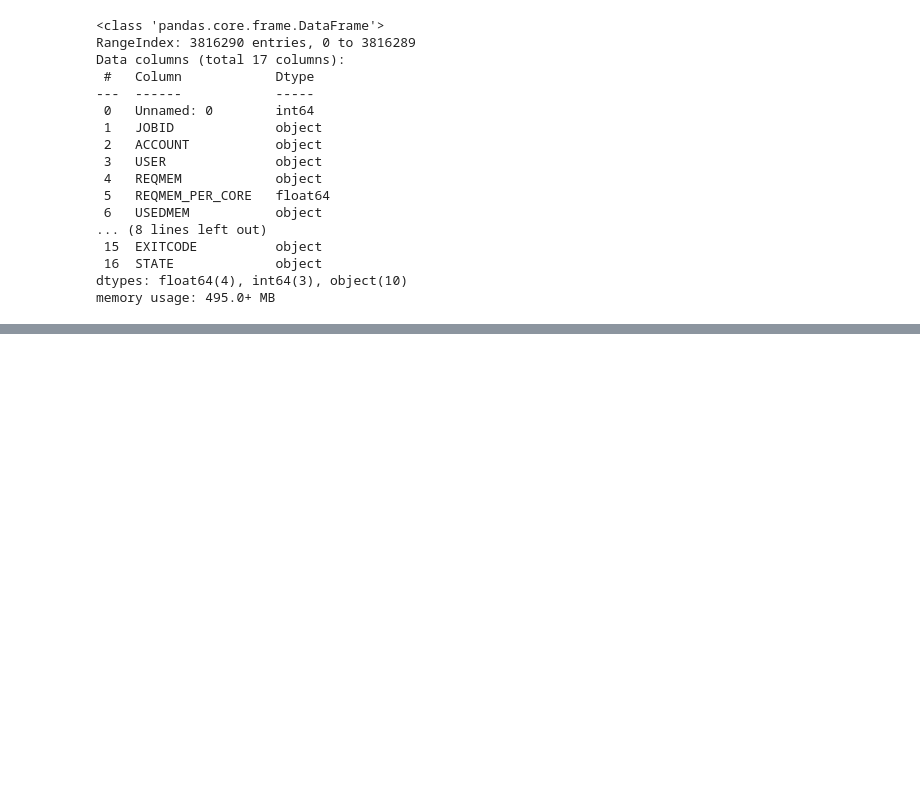
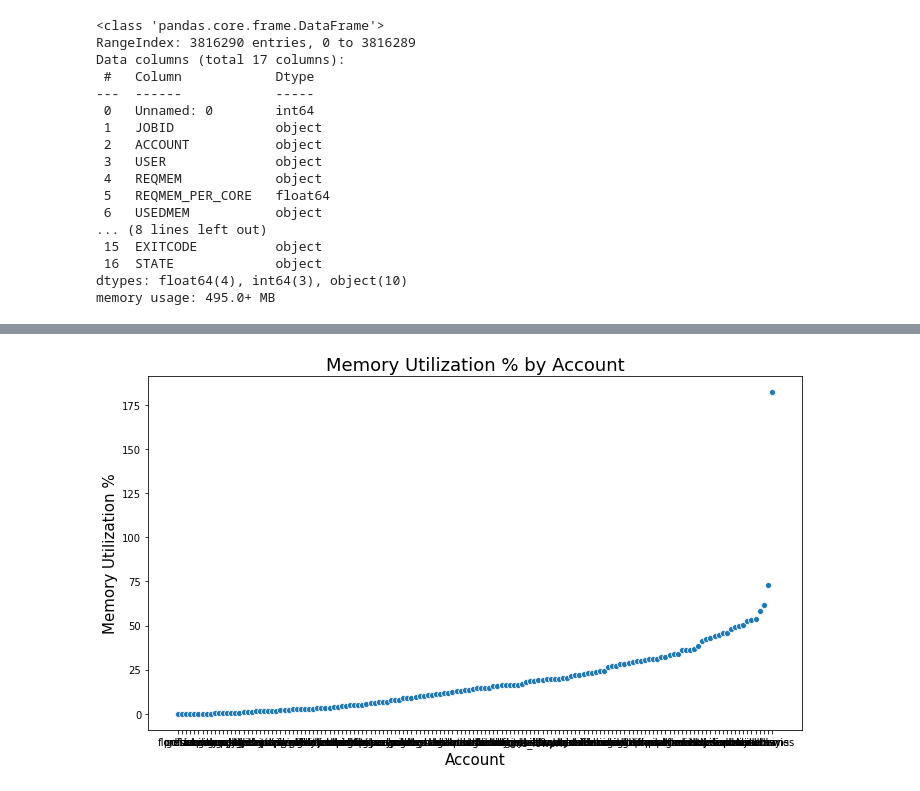
Before and after one commit to nss-data-science-cohort-4/dq2-accre-valkyries, a Jupyter notebook: notebooks/vai-02_dq2-accre-analysis-memory-usage.ipynb, the cells around one changed output, grey strips where cells are left out. Saved outputs shown, nothing was run; the diff lists cells and outputs as text; code cells hidden in the pictures; blank space fills up the shorter version.

Commit message:
adding visualizations for Q3.

```diff
--- a/notebooks/vai-02_dq2-accre-analysis-memory-usage.ipynb
+++ b/notebooks/vai-02_dq2-accre-analysis-memory-usage.ipynb
@@ -70,0 +135,8 @@ accre_mem_use.groupby(['ACCOUNT', 'USER'])
+# %%
+accre_grouped_by_account = accre_mem_use.groupby('ACCOUNT').agg(
+    {  'USEDMEM_TOT': 'sum',
+        'REQMEM_TOT': 'sum',
+        'JOBID': 'count'
+    }
+)
+accre_grouped_by_account.head(200)
@@ -70,0 +162,5 @@ accre_mem_use.groupby(['ACCOUNT', 'USER'])
+# %%
+# Create a new column, USEDMEM_PCT, which contains the % of memory utilization grouped by each account:
+accre_grouped_by_account['USEDMEM_PCT'] = (accre_grouped_by_account['USEDMEM_TOT'] / accre_grouped_by_account['REQMEM_TOT'])*100
+# %%
+accre_grouped_by_account.reset_index(inplace=True)
@@ -70,0 +191,2 @@ accre_mem_use.groupby(['ACCOUNT', 'USER'])
+# %%
+accre_grouped_by_account_sorted = accre_grouped_by_account.sort_values(by=['USEDMEM_PCT', 'JOBID'], ascending = [True,False])
@@ -70,0 +202,12 @@ accre_mem_use.groupby(['ACCOUNT', 'USER'])
+# %%
+plt.figure(figsize=(10,6))
+# make barplot
+sns.scatterplot(x='ACCOUNT', y='USEDMEM_PCT', data=accre_grouped_by_account_sorted)
+# set labels
+plt.xlabel('Account', size=15)
+plt.ylabel('Memory Utilization %', size=15)
+plt.title('Memory Utilization % by Account', size=18)
+plt.tight_layout()
+# plt.savefig("barplot_Seaborn_Python.png", dpi=100)
+# %% [output]
+[figure, added]
```
Also changed, not shown: parts of 36 cells of this notebook, 1 other file.
